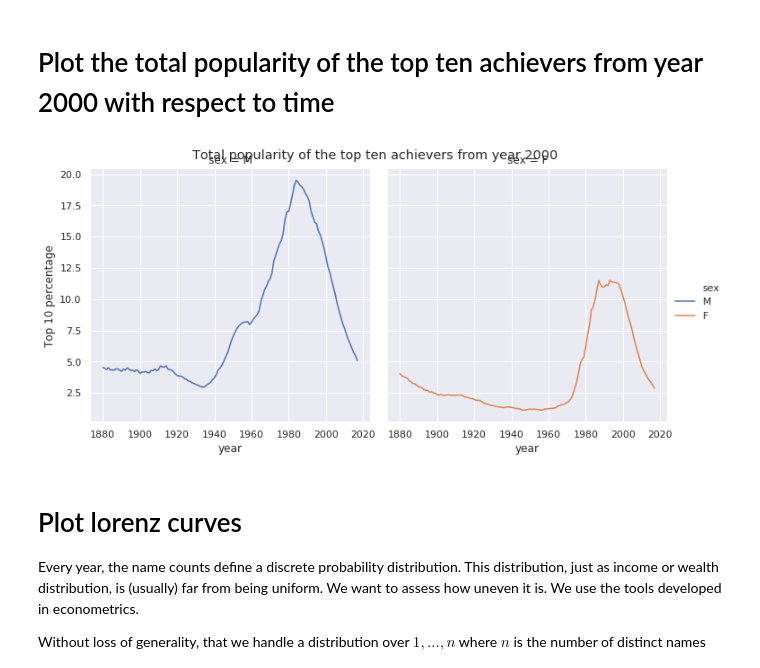
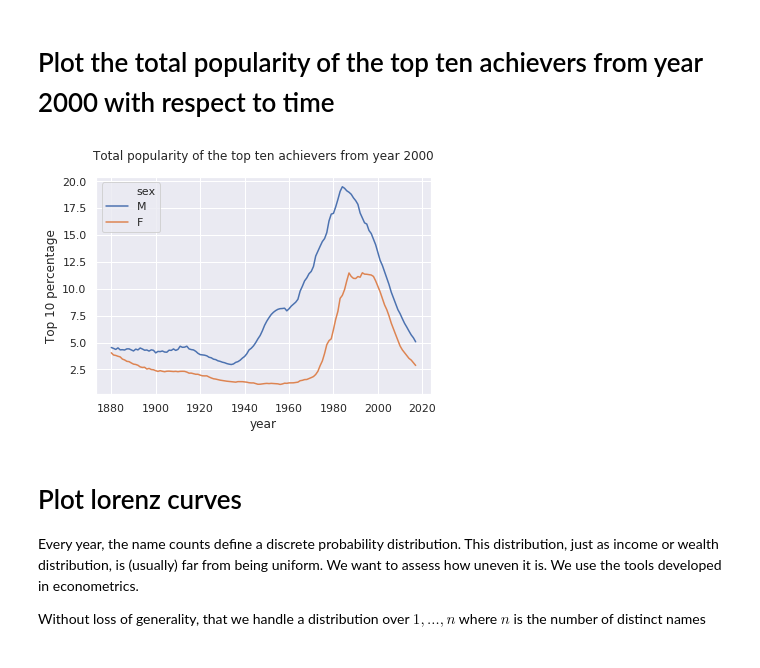
Before and after one commit to idardo97/big_data, a Jupyter notebook: homework02.ipynb, the cells around one changed output. Saved outputs shown, nothing was run; the diff lists cells and outputs as text; code cells hidden in the pictures.

```diff
--- a/homework02.ipynb
+++ b/homework02.ipynb
@@ -614,25 +610,22 @@ Plot the total popularity of the top ten achievers from year 2000 with respect t
 # %%
 # %%
 # TODO:
 
 prct_top10_total = prct_top10.groupby(col("year"), col("sex"))\
                 .agg(fn.sum(col("percentage"))\
                 .alias("Top 10 percentage"))
 
 sns.set()
-g = sns.relplot(x = "year",
+g = sns.lineplot(x = "year",
                 y = "Top 10 percentage",
-                col = "sex",
                 hue = "sex",
-                kind = "line",
-                data = prct_top10_total.toPandas())
-
-g.fig.suptitle("Total popularity of the top ten achievers from year 2000 ")
+                data = prct_top10_total.toPandas())\
+    .set_title("Total popularity of the top ten achievers from year 2000", y=1.05)
 plt.show()
 
 # %%
 # %% [output]
-[figure, old version]
+[figure, new version]
 # %% [markdown]
 
 
```
Also changed, not shown: parts of 2 cells of this notebook.
